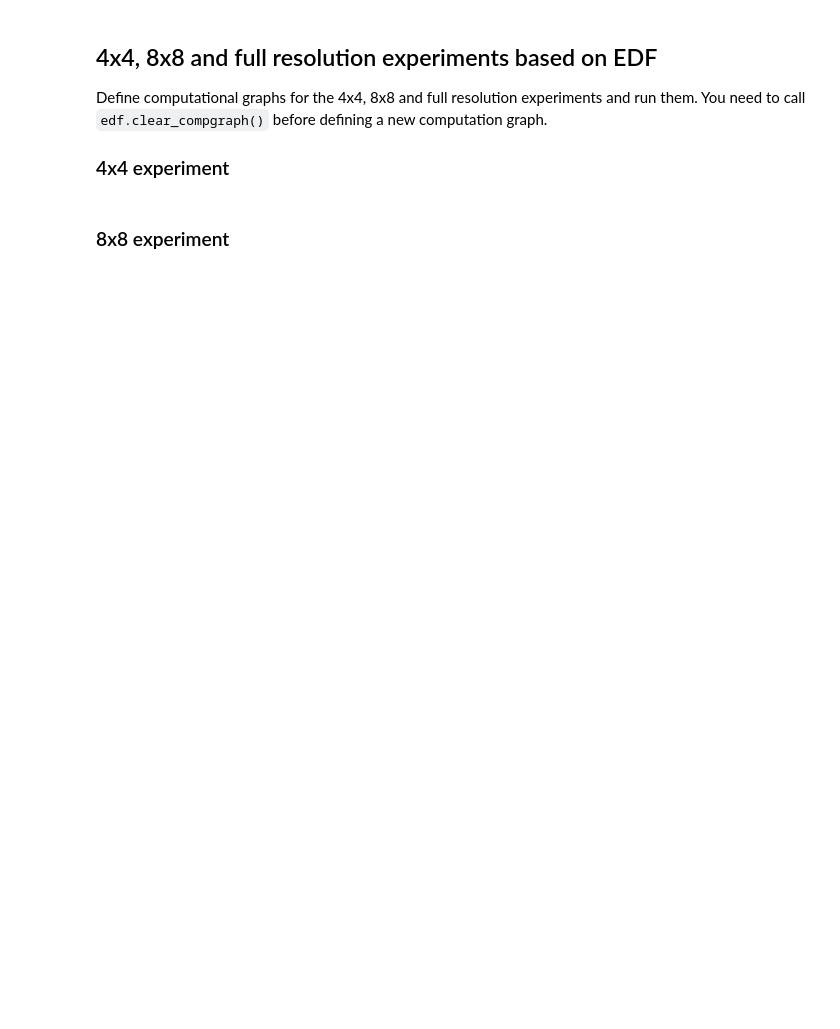
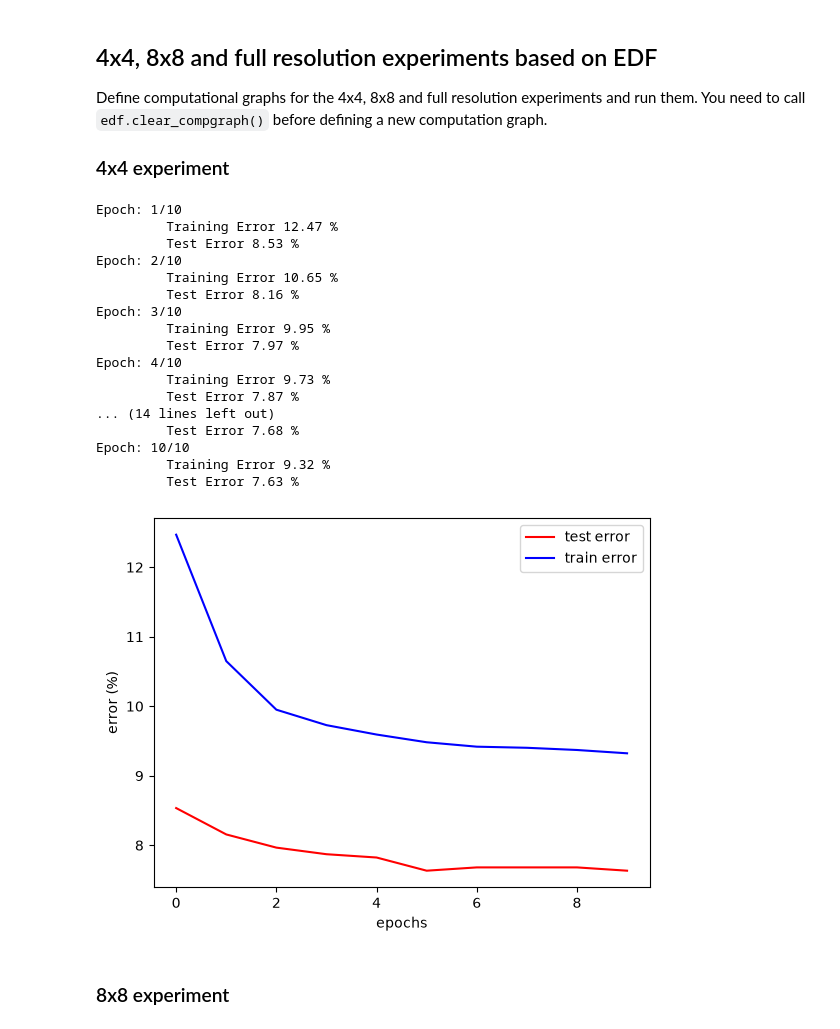
Before and after one commit to stuckkk/deep-learning, a Jupyter notebook: 01/logistic_regression.ipynb, the cells around one changed output. Drawn from its saved outputs; the diff is of its cells as text; code cells hidden in the pictures; blank space fills up the shorter version.

```diff
--- a/01/logistic_regression.ipynb
+++ b/01/logistic_regression.ipynb
@@ -136,10 +164,11 @@ class SingleProbToProbVector(edf.CompNode):
         self.z = z
 
     def forward(self):
-        pass
+        prob_0 = 1 - self.z.value
+        self.value =  np.column_stack((prob_0, self.z.value))
 
     def backward(self):
-        pass
+        self.z.addgrad(self.grad[:, 1:] - self.grad[:, :1])
 # %% [markdown]
 ### Logistic Regression based on EDF and mean images
 
@@ -150,3 +176,17 @@ edf.clear_compgraph()
+# %%
+edf.clear_compgraph()
+# Define the computation graph here
+
+x_node = edf.Input()
+y_node = edf.Input()
+
+affine_params = edf.AffineParams(1, 1)
+affine = edf.Affine(affine_params, x_node)
+
+prob_node_single = edf.Sigmoid(affine)
+prob_node = SingleProbToProbVector(prob_node_single)
+
+loss_node = edf.CrossEntropyLoss(prob_node, y_node)
 # %%
 """the following functions are used to train the network.
 training is done by iterating over mini-batches of size 'batch_size'
@@ -196,5 +255,48 @@ plot(train_err_log, test_err_log)
 Define computational graphs for the 4x4, 8x8 and full resolution experiments and run them. You need to call `edf.clear_compgraph()` before defining a new computation graph.
 
 ### 4x4 experiment
+# %%
+edf.clear_compgraph()
+# Define the computation graph here
+
+x_node = edf.Input()
+y_node = edf.Input()
+
+affine_params = edf.AffineParams(16, 1)
+affine = edf.Affine(affine_params, x_node)
+
+prob_node_single = edf.Sigmoid(affine)
+prob_node = SingleProbToProbVector(prob_node_single)
+
+loss_node = edf.CrossEntropyLoss(prob_node, y_node)
+# %%
+"""now, we are ready to train the network. we can choose SGD's learning rate
+by changing edf.learning_rate, which we will set as 0.5 for now."""
+
+num_epochs = 10
+batch_size = 64
+edf.learning_rate = 0.5
+train_err_log, test_err_log = train_and_test(num_epochs, batch_size, x_train_4x4, y_train, x_test_4x4, y_test,
+                                             x_node, y_node, prob_node, loss_node)
+plot(train_err_log, test_err_log)
+# %% [output]
+Epoch: 1/10
+         Training Error 12.47 %
+         Test Error 8.53 %
+Epoch: 2/10
+         Training Error 10.65 %
+         Test Error 8.16 %
+Epoch: 3/10
+         Training Error 9.95 %
+         Test Error 7.97 %
+Epoch: 4/10
+         Training Error 9.73 %
+         Test Error 7.87 %
+... (14 lines left out)
+         Test Error 7.68 %
+Epoch: 10/10
+         Training Error 9.32 %
+         Test Error 7.63 %
+[figure, added]
 # %% [markdown]
 ### 8x8 experiment
```
Also changed, not shown: parts of 10 cells of this notebook, 3 other files.
